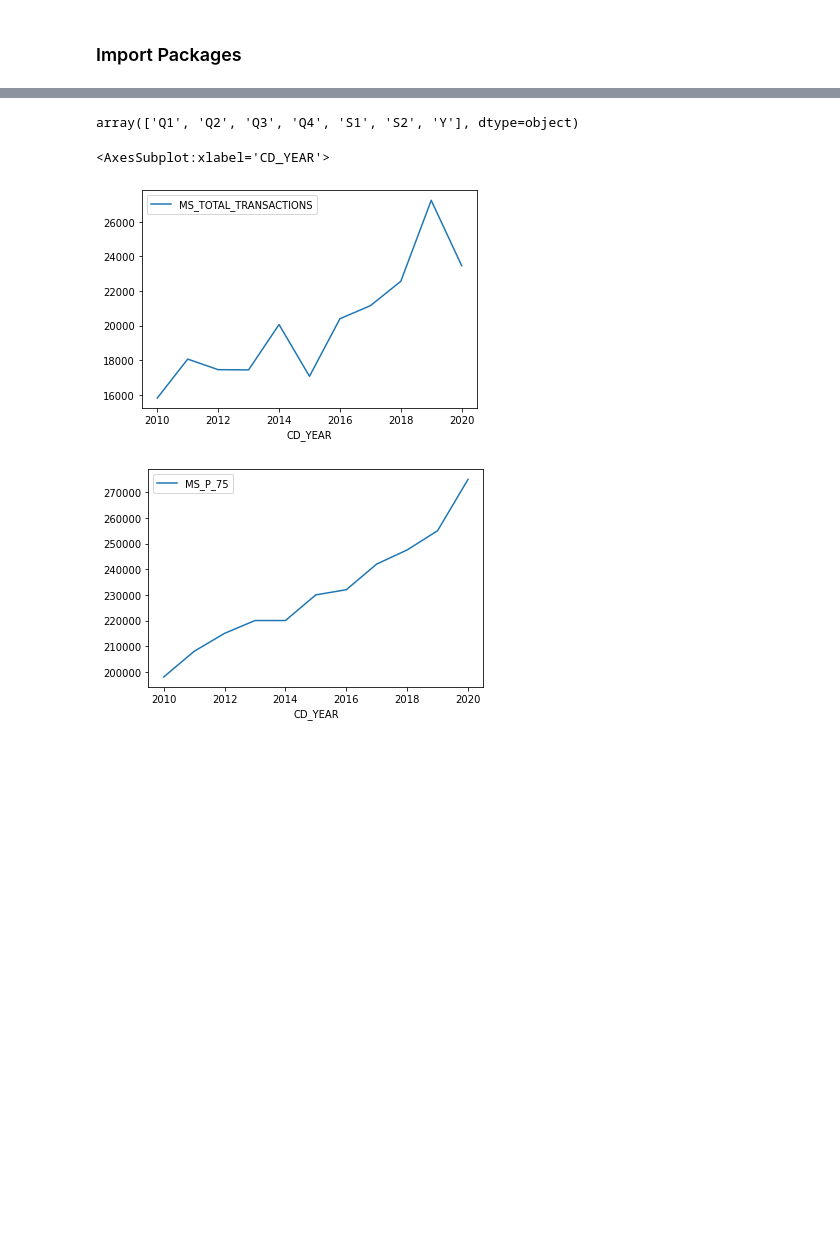
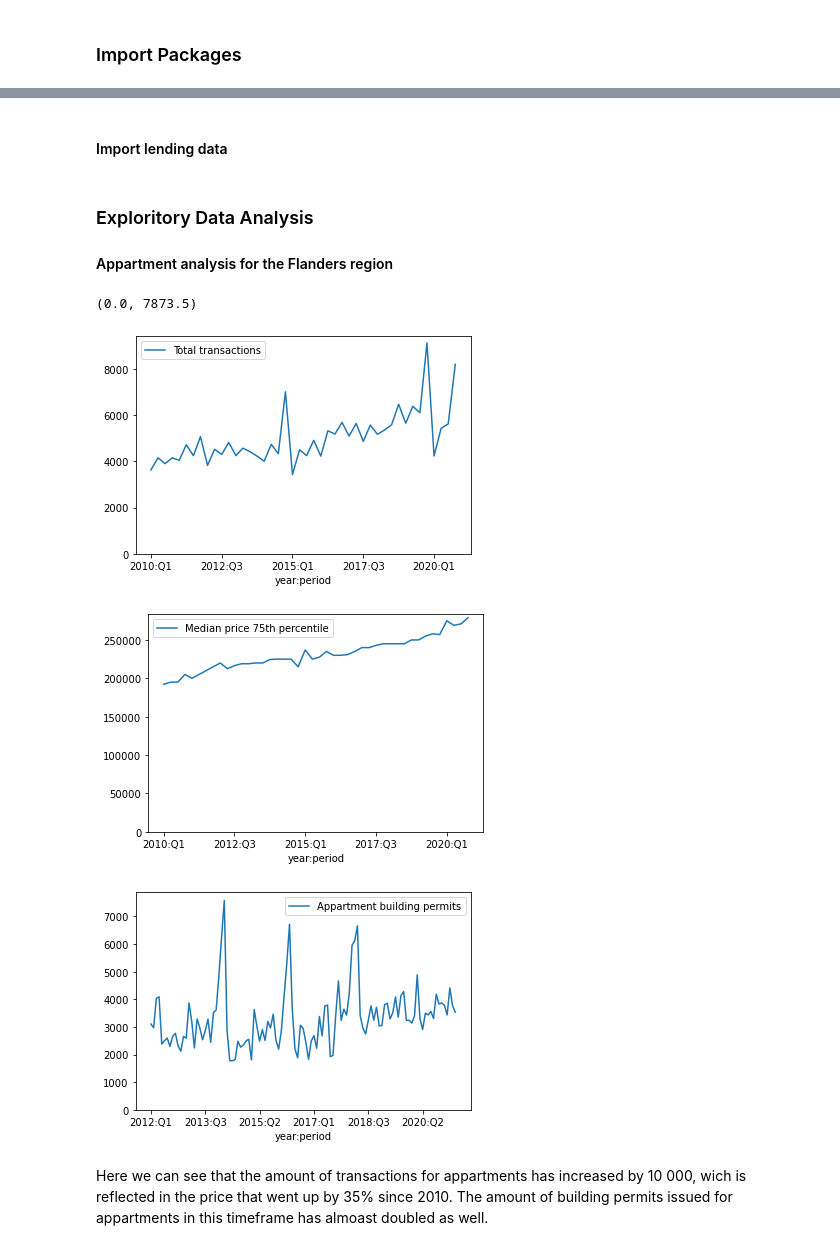
Before and after one commit to MaartenVandenhof-r0613805/real-estate-analysis, a Jupyter notebook: notebooks/Real Estate Analysis in the last 10 years in Belgium.ipynb, the cells around one changed output, grey strips where cells are left out. Saved outputs shown, nothing was run; the diff lists cells and outputs as text; code cells hidden in the pictures; blank space fills up the shorter version.

Commit message:
Add quartiles to all df

```diff
--- a/notebooks/Real Estate Analysis in the last 10 years in Belgium.ipynb
+++ b/notebooks/Real Estate Analysis in the last 10 years in Belgium.ipynb
@@ -28,0 +60,19 @@ prices
+# %%
+# Create year:quartiles column
+prices_app_vl_quart = prices_app_vl[prices_app_vl["CD_PERIOD"].isin(['Q1', 'Q2', 'Q3', 'Q4'])]
+prices_app_vl_quart["year:period"] = [str(y) + ":" + str(p) for y, p in zip(prices_app_vl_quart["CD_YEAR"], prices_app_vl_quart["CD_PERIOD"])]
+prices_app_vl_quart["year:period"].head()
+# %%
+# Add quarters to requests_res and create year:quartiles column
+def return_q(month_nr):
+    if month_nr < 4:
+        return "Q1"
+    if month_nr < 7:
+        return "Q2"
+    if month_nr < 10:
+        return "Q3"
+    return "Q4"
+
+requests_res["CD_PERIOD"] = [return_q(month) for month in requests_res["Month"]]
+requests_res["year:period"] = [str(y) + ":" + str(q) for y, q in zip(requests_res["Year"], requests_res["CD_PERIOD"])]
+requests_res[["year:period", "CD_PERIOD"]].head()
@@ -29,8 +86,10 @@ prices
+# %% [markdown]
+#### Import lending data
+# %% [markdown]
+### Exploritory Data Analysis
+#### Appartment analysis for the Flanders region
 # %%
-# Select Flanders Region
-prices_app_vl = prices[(prices["CD_REFNIS_NL"] == "VLAAMS GEWEST") & (prices["CD_TYPE_NL"] == "Appartementen")]
+# Select all apartments for the Flanders Region
+prices_app_vl = prices[(prices["CD_REFNIS_NL"] == "VLAAMS GEWEST") &
+                       (prices["CD_TYPE_NL"] == "Appartementen")]
+requests_vl = requests_res[requests_res["Place"] == "FLANDERS REGION"]
-# %%
-# Check for unique periods
-prices_app_vl["CD_PERIOD"].unique()
-# %% [output]
-array(['Q1', 'Q2', 'Q3', 'Q4', 'S1', 'S2', 'Y'], dtype=object)
@@ -40,8 +96,12 @@ prices_app_vl_y = prices_app_vl[prices_app_vl["CD_PERIOD"] == "Y"]
-# %%
-# Plot data
-prices_app_vl_y.plot(kind = "line", x="CD_YEAR", y="MS_TOTAL_TRANSACTIONS")
-prices_app_vl_y.plot(kind = "line", x="CD_YEAR", y="MS_P_75")
-# %% [output]
-<AxesSubplot:xlabel='CD_YEAR'>
-[figure, removed]
-[figure, removed]
+# %%
+# Plot data
+prices_app_vl_quart.plot(x="year:period", y="MS_TOTAL_TRANSACTIONS", label="Total transactions").set_ylim(0)
+prices_app_vl_quart.plot(x="year:period", y="MS_P_75", label="Median price 75th percentile").set_ylim(0)
+requests_vl[requests_vl["Year"] >= 2010].plot(x="year:period", y="appartments", label="Appartment building permits").set_ylim(0)
+# %% [output]
+(0.0, 7873.5)
+[figure, added]
+[figure, added]
+[figure, added]
+# %% [markdown]
+Here we can see that the amount of transactions for appartments has increased by 10 000, wich is reflected in the price that went up by 35% since 2010. The amount of building permits issued for appartments in this timeframe has almoast doubled as well.
```
Also changed, not shown: parts of 7 cells of this notebook.
